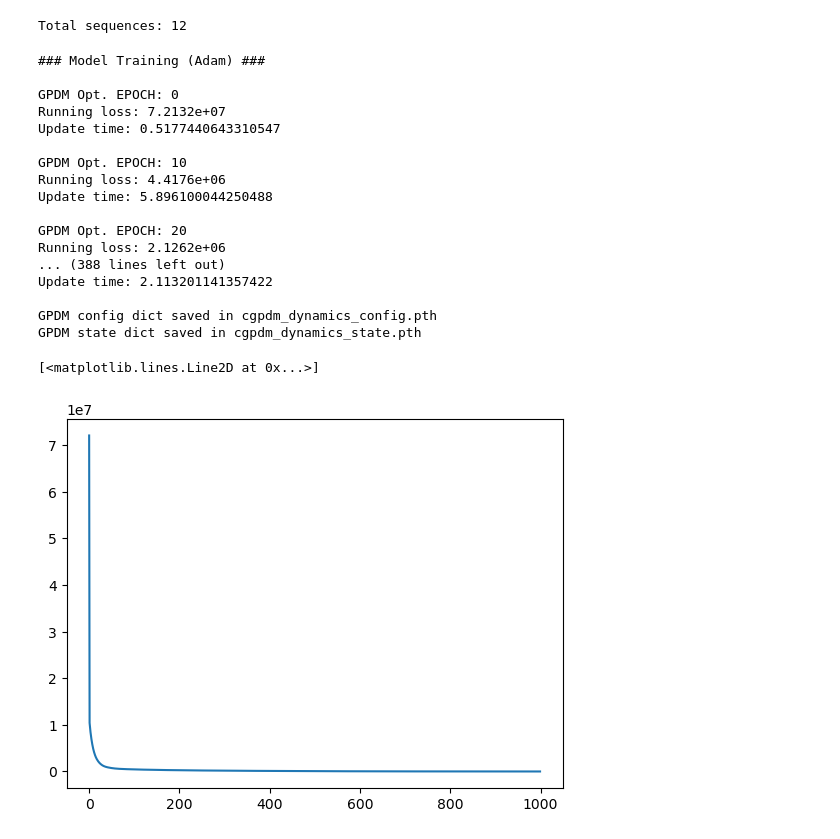
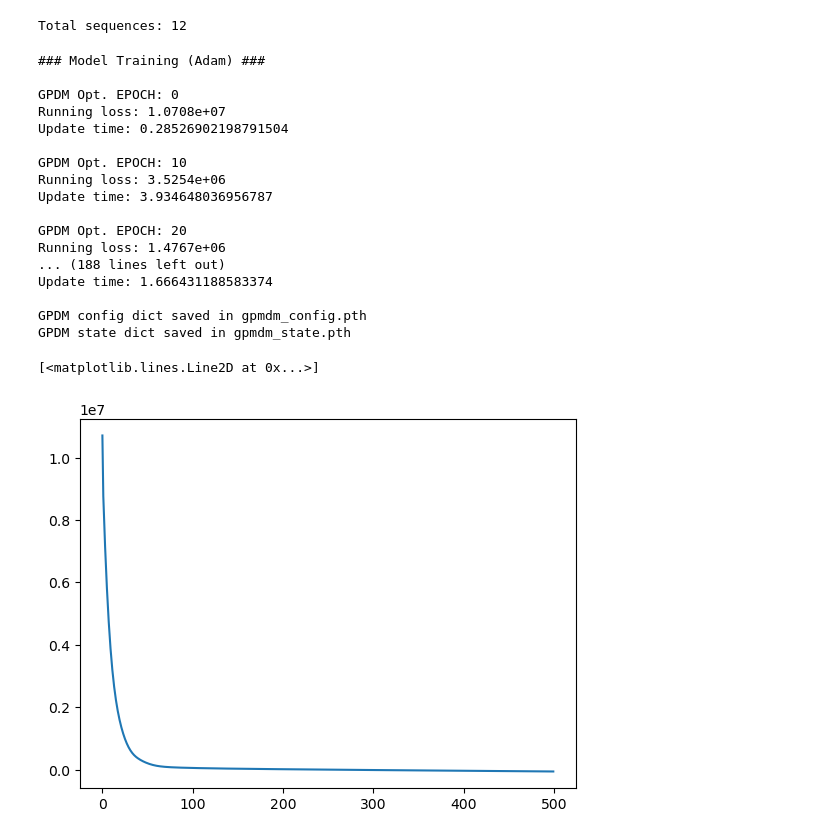
Before and after one commit to Priyanshu4/gpmdm, a Jupyter notebook: train_gpmdm.ipynb, the cells around one changed output. Saved outputs shown, nothing was run; the diff lists cells and outputs as text; code cells hidden in the pictures.

Commit message:
gpmdm training

```diff
--- a/train_gpmdm.ipynb
+++ b/train_gpmdm.ipynb
@@ -62,31 +66,31 @@ print(f"Total sequences: {total_sequences}")
 Total sequences: 12
 # %%
 gpdm.init_X()
-losses = gpdm.train_adam(num_opt_steps=1000, num_print_steps=10, lr=0.05)
+losses = gpdm.train_adam(num_opt_steps=500, num_print_steps=10, lr=0.05)
 
 gpdm.save(f'{gpdm_save_name}_config.pth', f'{gpdm_save_name}_state.pth')
 
 plt.plot(losses)
 # %% [output]
 ### Model Training (Adam) ###
 
 GPDM Opt. EPOCH: 0
-Running loss: 7.2132e+07
-Update time: 0.5177440643310547
+Running loss: 1.0708e+07
+Update time: 0.28526902198791504
 
 GPDM Opt. EPOCH: 10
-Running loss: 4.4176e+06
-Update time: 5.896100044250488
+Running loss: 3.5254e+06
+Update time: 3.934648036956787
 
 GPDM Opt. EPOCH: 20
-Running loss: 2.1262e+06
-... (388 lines left out)
-Update time: 2.113201141357422
+Running loss: 1.4767e+06
+... (188 lines left out)
+Update time: 1.666431188583374
 
-GPDM config dict saved in cgpdm_dynamics_config.pth
-GPDM state dict saved in cgpdm_dynamics_state.pth
+GPDM config dict saved in gpmdm_config.pth
+GPDM state dict saved in gpmdm_state.pth
 [<matplotlib.lines.Line2D at 0x...>]
-[figure, old version]
+[figure, new version]
 # %%
 # Plot the latent space
 fig = plt.figure(figsize=(10, 6))
```
Also changed, not shown: parts of 4 cells of this notebook, 1 other file.
